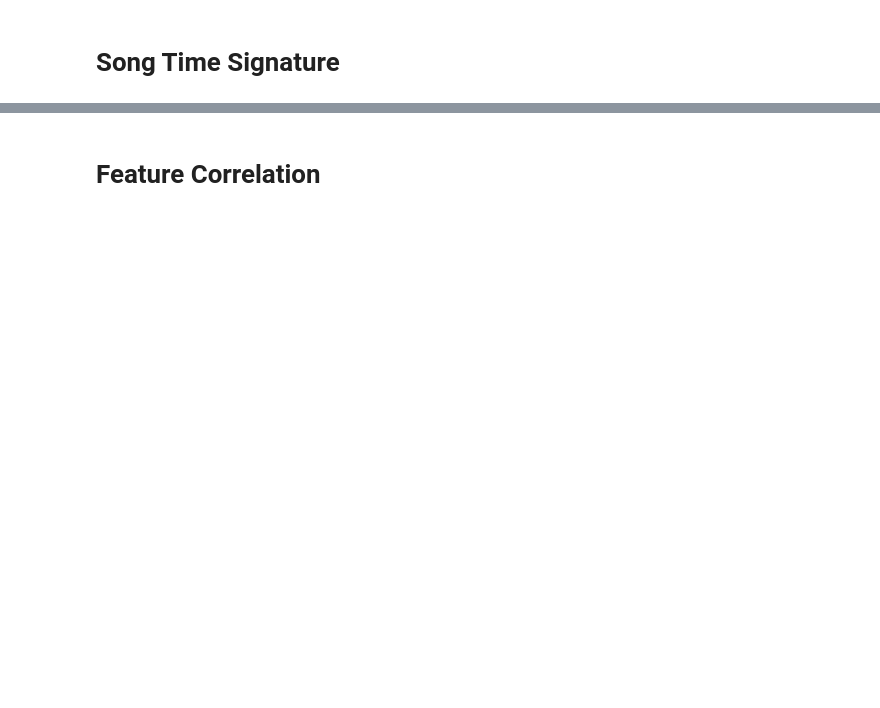
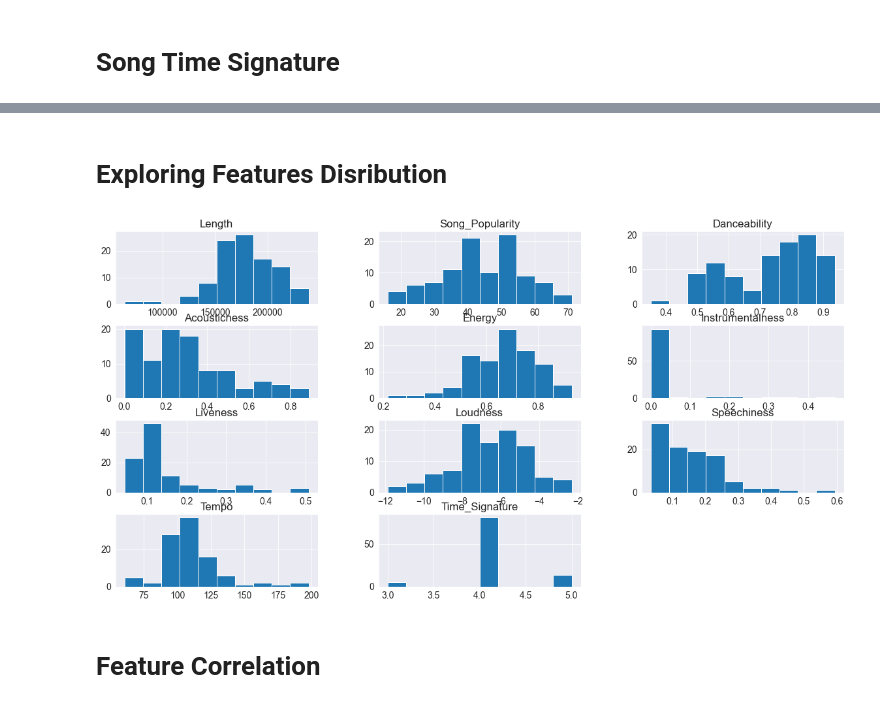
Before and after one commit to marksilas/Spotify_Playlist_EDA, a Jupyter notebook: Spotify_Song_EDA.ipynb, the cells around one changed output, grey strips where cells are left out. Cells and saved outputs as stored; diff of their text form; code cells hidden in the pictures; blank space fills up the shorter version.

```diff
--- a/Spotify_Song_EDA.ipynb
+++ b/Spotify_Song_EDA.ipynb
@@ -503,3 +556,9 @@ TimeSignature
+# %% [markdown]
+# Exploring Features Disribution
+# %%
+data_spotify.hist(figsize=(20,10));
+# %% [output]
+[figure, added]
 # %% [markdown]
 # Feature Correlation
 # %%
```
Also changed, not shown: parts of 31 cells of this notebook.
